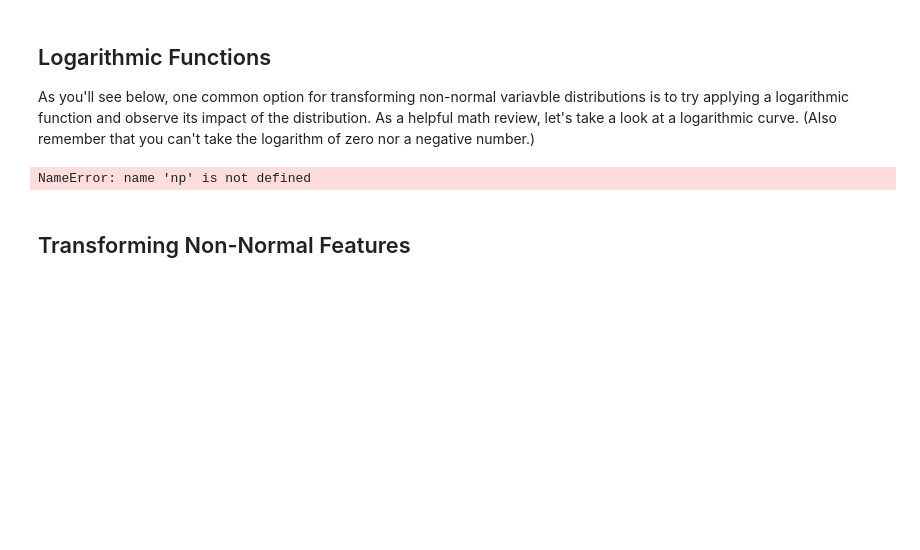
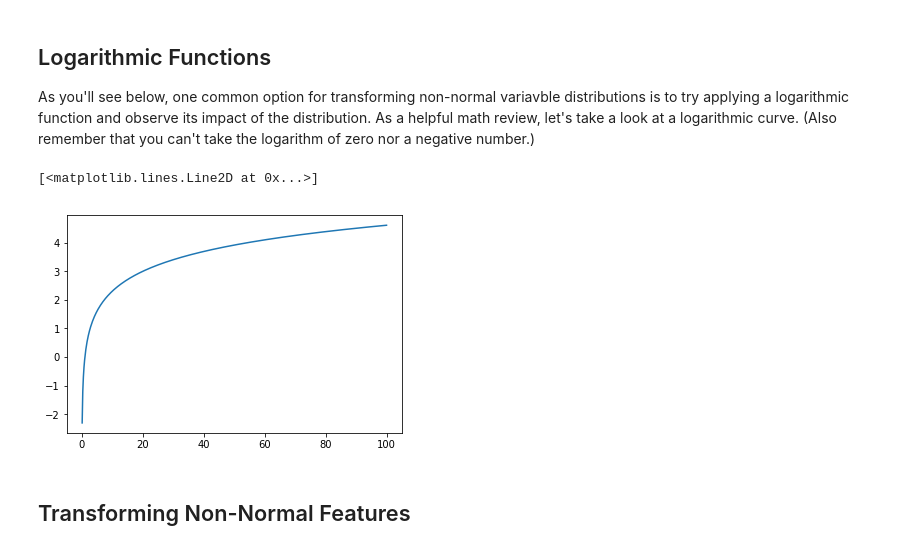
Before and after one commit to kiryl-p/dsc-log-transformations-nyc-ds-career-042219, a Jupyter notebook: index.ipynb, the cells around one changed output. Saved outputs shown, nothing was run; the diff lists cells and outputs as text; code cells hidden in the pictures; blank space fills up the shorter version.

```diff
--- a/index.ipynb
+++ b/index.ipynb
@@ -85,12 +85,13 @@ pd.plotting.scatter_matrix(data[x_cols], figsize=(10,12));
 
 As you'll see below, one common option for transforming non-normal variavble distributions is to try applying a logarithmic function and observe its impact of the distribution. As a helpful math review, let's take a look at a logarithmic curve. (Also remember that you can't take the logarithm of zero nor a negative number.)
 # %%
-im
+
 x = np.linspace(start=-100, stop=100, num=10**3)
 y = np.log(x)
 plt.plot(x, y)
 # %% [output]
-NameError: name 'np' is not defined
+[<matplotlib.lines.Line2D at 0x...>]
+[figure, added]
 # %% [markdown]
 ## Transforming Non-Normal Features
 # %%
```
